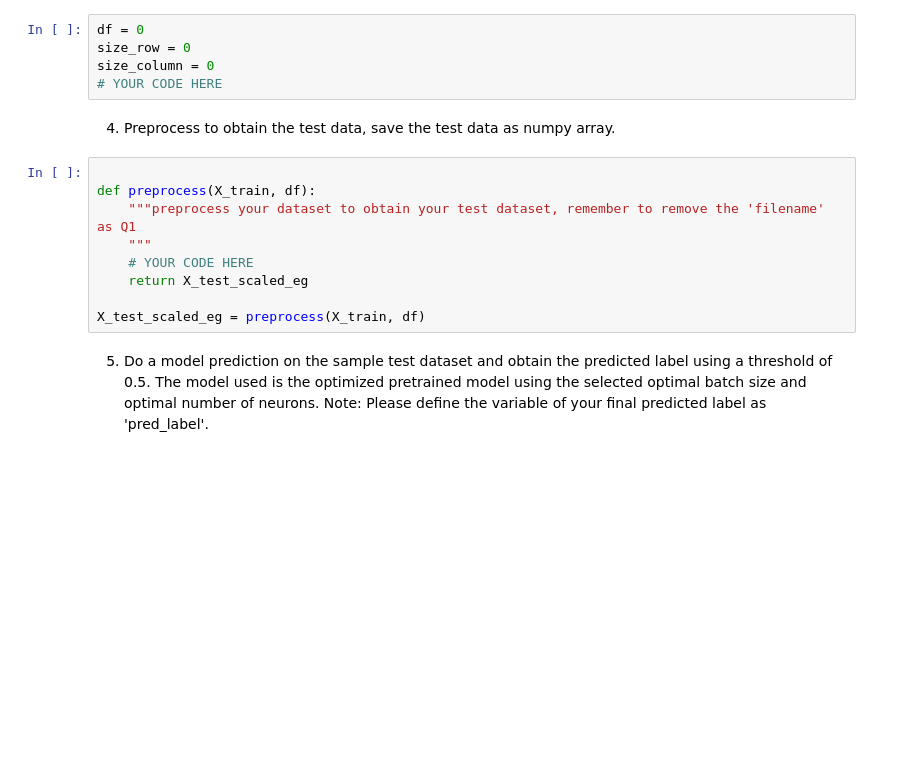
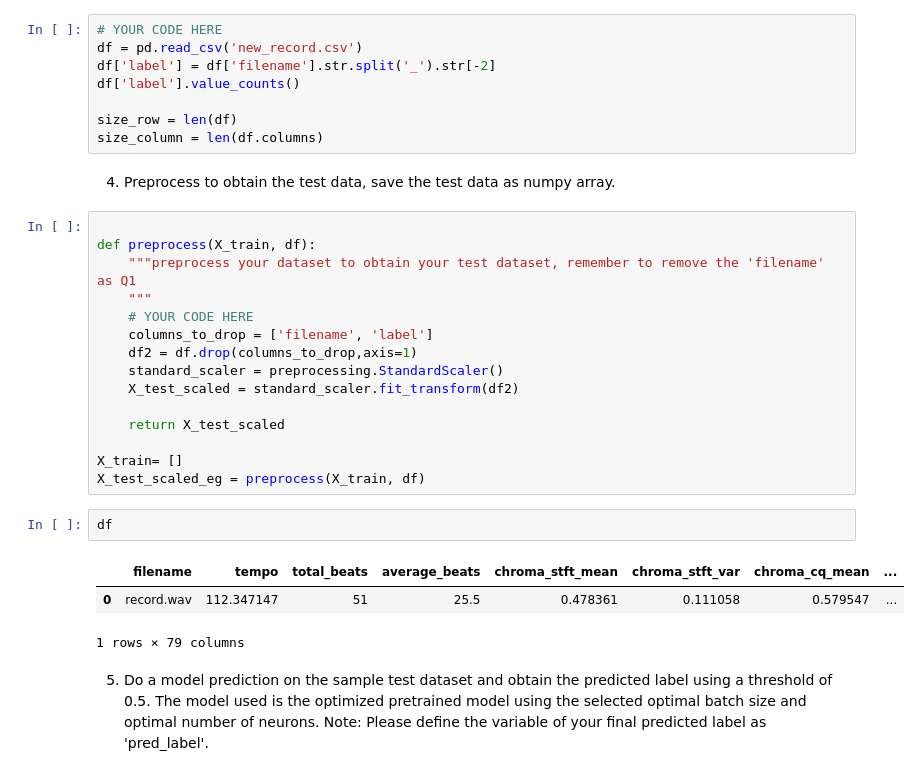
Before and after one commit to LeeYCMichael/CZ4042_NN_lab, a Jupyter notebook: Assignment/PartA_4.ipynb, the cells around one changed output. Cells and saved outputs as stored; diff of their text form; blank space fills up the shorter version.

```diff
--- a/Assignment/PartA_4.ipynb
+++ b/Assignment/PartA_4.ipynb
@@ -53,10 +58,13 @@ The following code cell will not be marked.
 # %% [markdown]
 3. Read the csv data preprocessed from 'record.wav', using variable name 'df', and fill the size of 'df' in 'size_row' and 'size_column'.
 # %%
-df = 0
-size_row = 0
-size_column = 0
 # YOUR CODE HERE
+df = pd.read_csv('new_record.csv')
+df['label'] = df['filename'].str.split('_').str[-2]
+df['label'].value_counts()
+
+size_row = len(df)
+size_column = len(df.columns)
 # %% [markdown]
  4.  Preprocess to obtain the test data, save the test data as numpy array.
 # %%
@@ -65,9 +73,21 @@ def preprocess(X_train, df):
     """preprocess your dataset to obtain your test dataset, remember to remove the 'filename' as Q1
     """
     # YOUR CODE HERE
-    return X_test_scaled_eg
+    columns_to_drop = ['filename', 'label']
+    df2 = df.drop(columns_to_drop,axis=1)
+    standard_scaler = preprocessing.StandardScaler()
+    X_test_scaled = standard_scaler.fit_transform(df2)
 
+    return X_test_scaled
+
+X_train= []
 X_test_scaled_eg = preprocess(X_train, df)
+# %%
+df
+# %% [output]
+|  | filename | tempo | total_beats | average_beats | chroma_stft_mean | chroma_stft_var | chroma_cq_mean | ... |
+| 0 | record.wav | 112.347147 | 51 | 25.5 | 0.478361 | 0.111058 | 0.579547 | ... |
+1 rows × 79 columns
 # %% [markdown]
 5. Do a model prediction on the sample test dataset and obtain the predicted label using a threshold of 0.5. The model used is the optimized pretrained model using the selected optimal batch size and optimal number of neurons. Note: Please define the variable of your final predicted label as 'pred_label'.
 # %%
```
Also changed, not shown: parts of 2 cells of this notebook, 13 other files.
